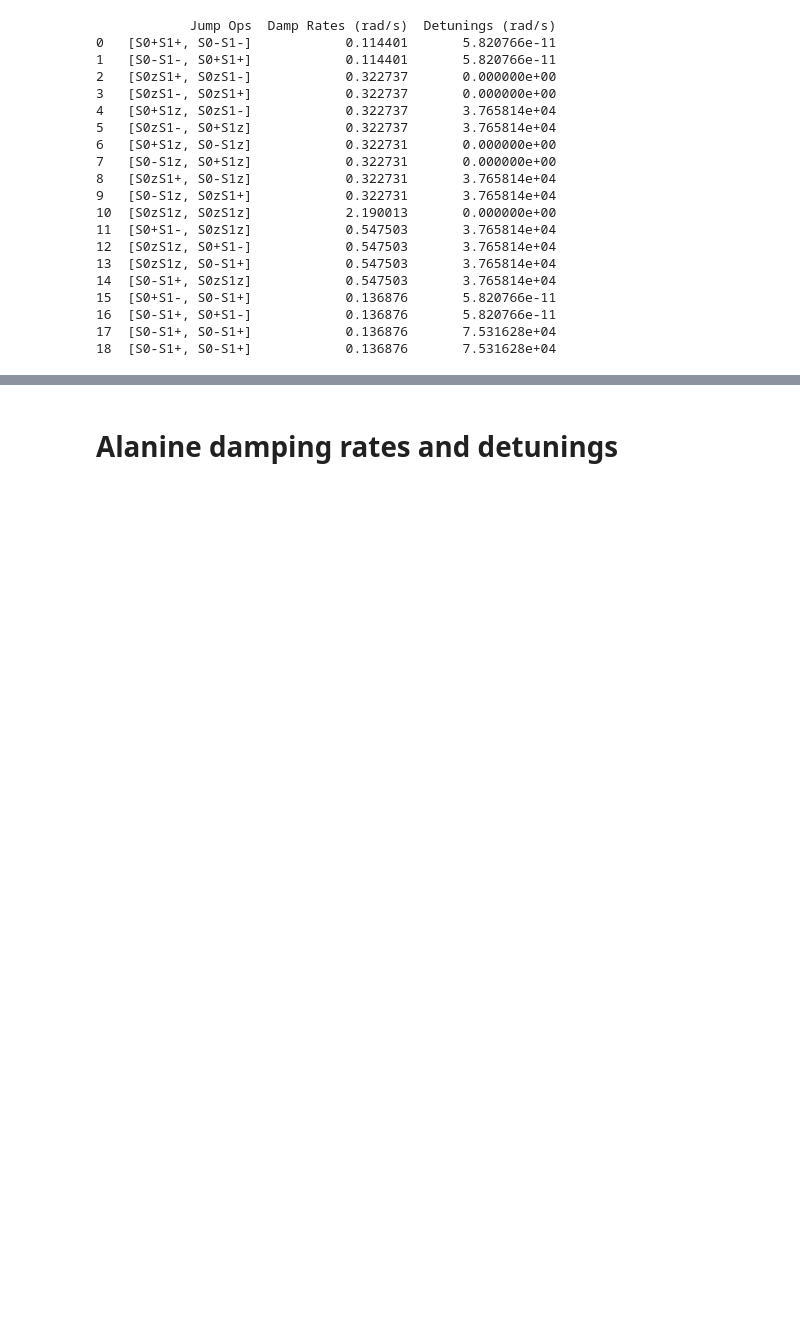
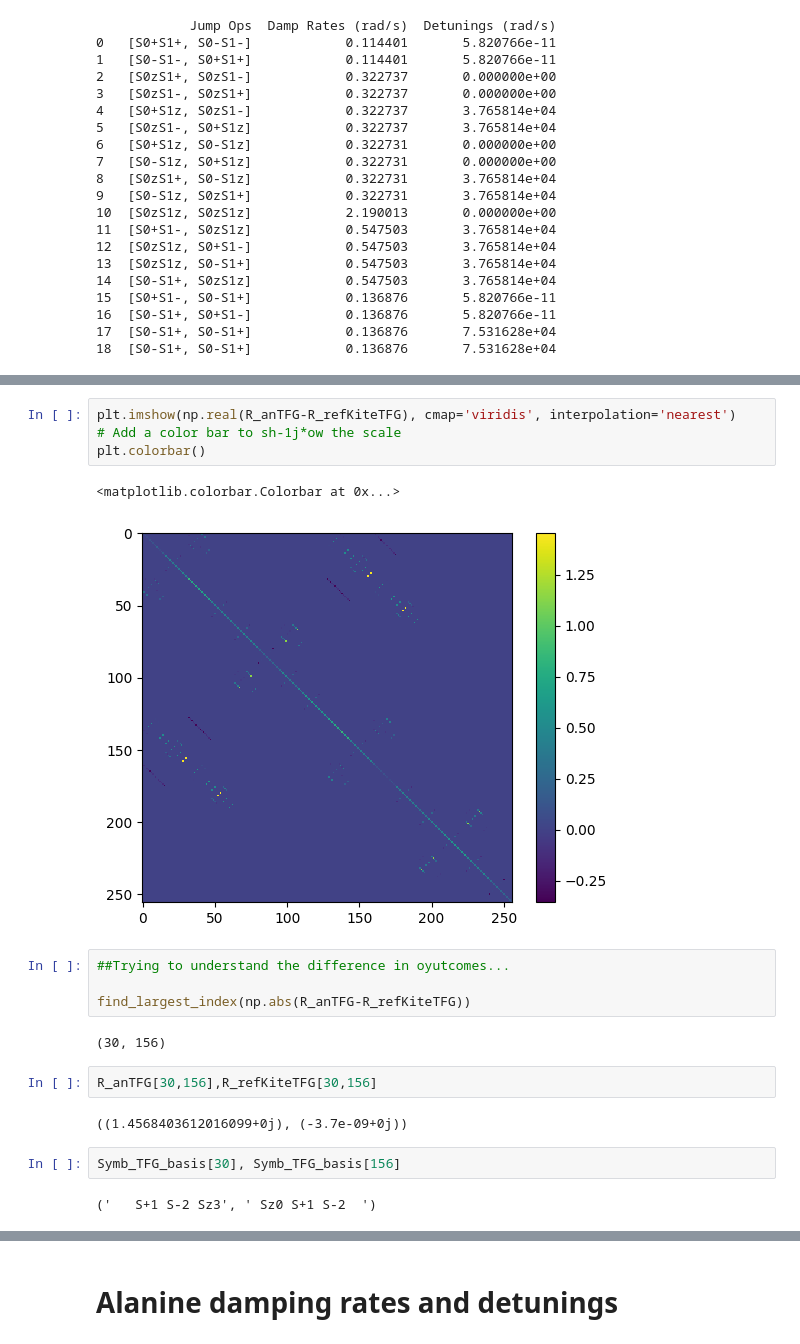
Before and after one commit to kseetharam/nmr-qsim, a Jupyter notebook: circ_sim/GetKite.ipynb, the cells around one changed output, grey strips where cells are left out. Saved outputs shown, nothing was run; the diff lists cells and outputs as text; blank space fills up the shorter version.

```diff
--- a/circ_sim/GetKite.ipynb
+++ b/circ_sim/GetKite.ipynb
@@ -102,0 +652,21 @@ print(df)
+# %%
+plt.imshow(np.real(R_anTFG-R_refKiteTFG), cmap='viridis', interpolation='nearest')
+# Add a color bar to sh-1j*ow the scale
+plt.colorbar()
+# %% [output]
+<matplotlib.colorbar.Colorbar at 0x...>
+[figure, added]
+# %%
+##Trying to understand the difference in oyutcomes...
+
+find_largest_index(np.abs(R_anTFG-R_refKiteTFG))
+# %% [output]
+(30, 156)
+# %%
+R_anTFG[30,156],R_refKiteTFG[30,156]
+# %% [output]
+((1.4568403612016099+0j), (-3.7e-09+0j))
+# %%
+Symb_TFG_basis[30], Symb_TFG_basis[156]
+# %% [output]
+('   S+1 S-2 Sz3', ' Sz0 S+1 S-2  ')
```
Also changed, not shown: parts of 76 cells of this notebook, 46 other files.
